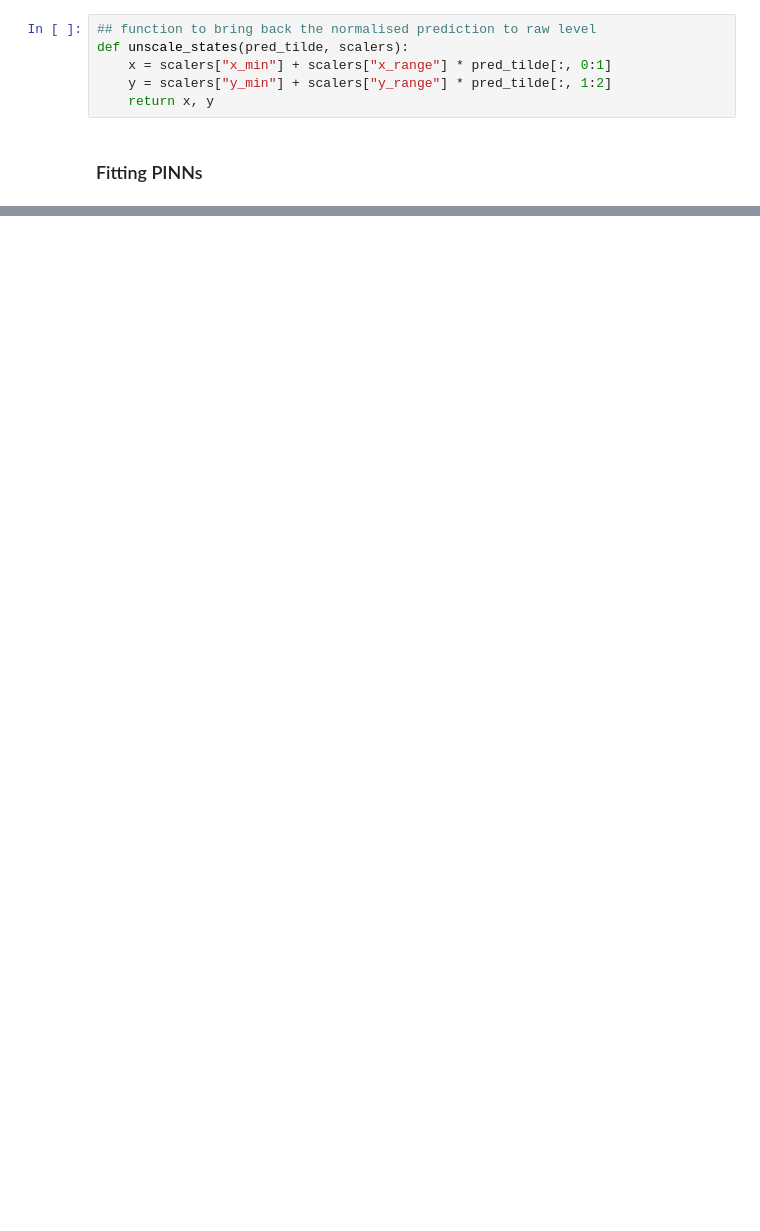
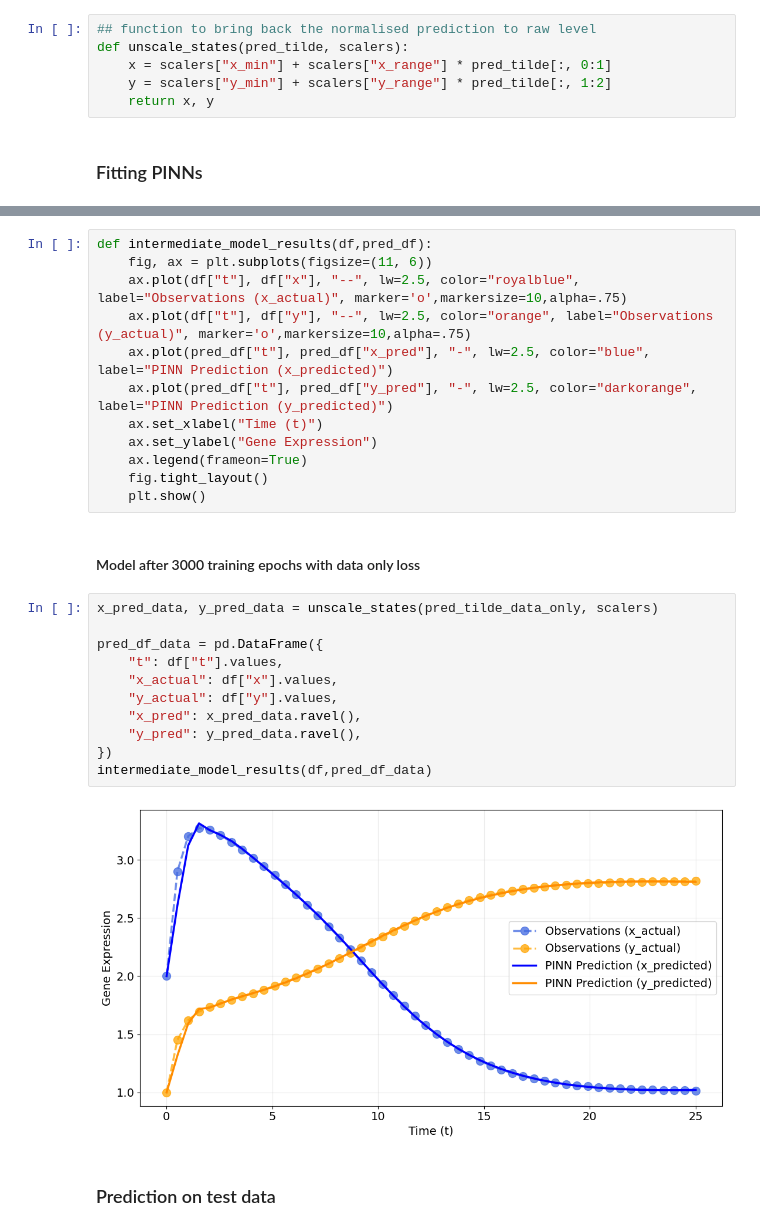
Before and after one commit to nehabansal26/AI-for-Biological-Sciences, a Jupyter notebook: gene_regulation_2ODEs_PINNs.ipynb, the cells around one changed output, grey strips where cells are left out. Cells and saved outputs as stored; diff of their text form; blank space fills up the shorter version.

```diff
--- a/gene_regulation_2ODEs_PINNs.ipynb
+++ b/gene_regulation_2ODEs_PINNs.ipynb
@@ -399,0 +381,29 @@ plot_results(df, pred_df, history)
+# %%
+def intermediate_model_results(df,pred_df):
+    fig, ax = plt.subplots(figsize=(11, 6))
+    ax.plot(df["t"], df["x"], "--", lw=2.5, color="royalblue", label="Observations (x_actual)", marker='o',markersize=10,alpha=.75)
+    ax.plot(df["t"], df["y"], "--", lw=2.5, color="orange", label="Observations (y_actual)", marker='o',markersize=10,alpha=.75)
+    ax.plot(pred_df["t"], pred_df["x_pred"], "-", lw=2.5, color="blue", label="PINN Prediction (x_predicted)")
+    ax.plot(pred_df["t"], pred_df["y_pred"], "-", lw=2.5, color="darkorange", label="PINN Prediction (y_predicted)")
+    ax.set_xlabel("Time (t)")
+    ax.set_ylabel("Gene Expression")
+    ax.legend(frameon=True)
+    fig.tight_layout()
+    plt.show()
+# %% [markdown]
+#### Model after 3000 training epochs with data only loss
+# %%
+x_pred_data, y_pred_data = unscale_states(pred_tilde_data_only, scalers)
+
+pred_df_data = pd.DataFrame({
+    "t": df["t"].values,
+    "x_actual": df["x"].values,
+    "y_actual": df["y"].values,
+    "x_pred": x_pred_data.ravel(),
+    "y_pred": y_pred_data.ravel(),
+})
+intermediate_model_results(df,pred_df_data)
+# %% [output]
+[figure, added]
+# %% [markdown]
+### Prediction on test data
```
Also changed, not shown: parts of 10 cells of this notebook.
